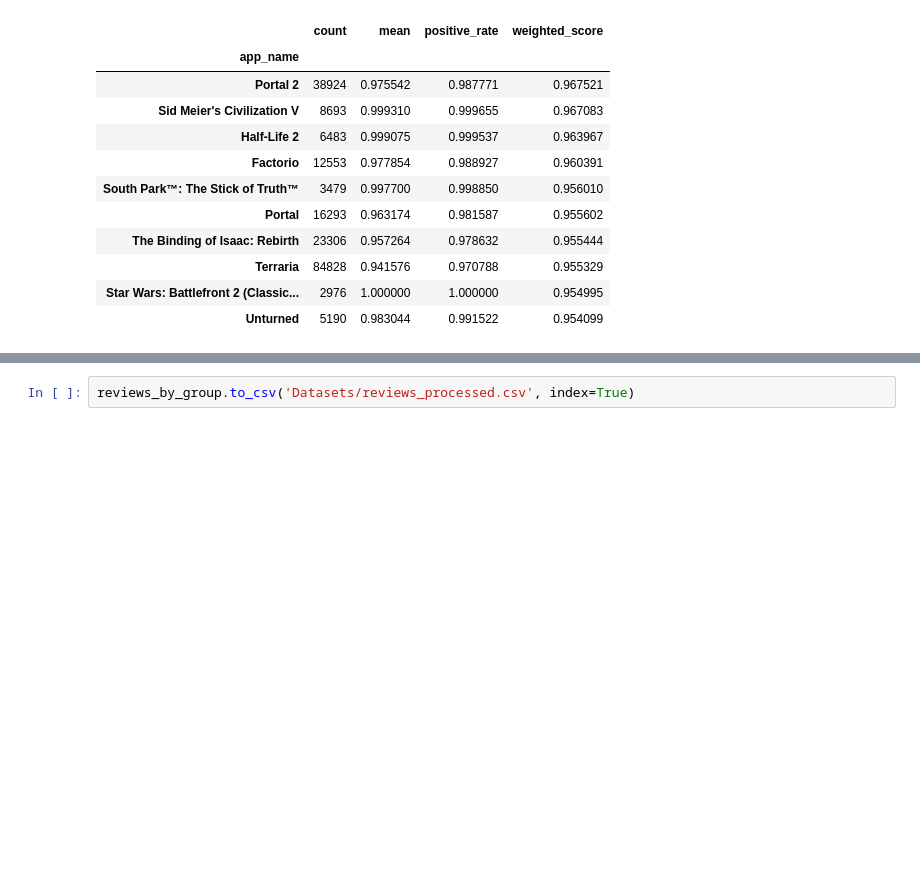
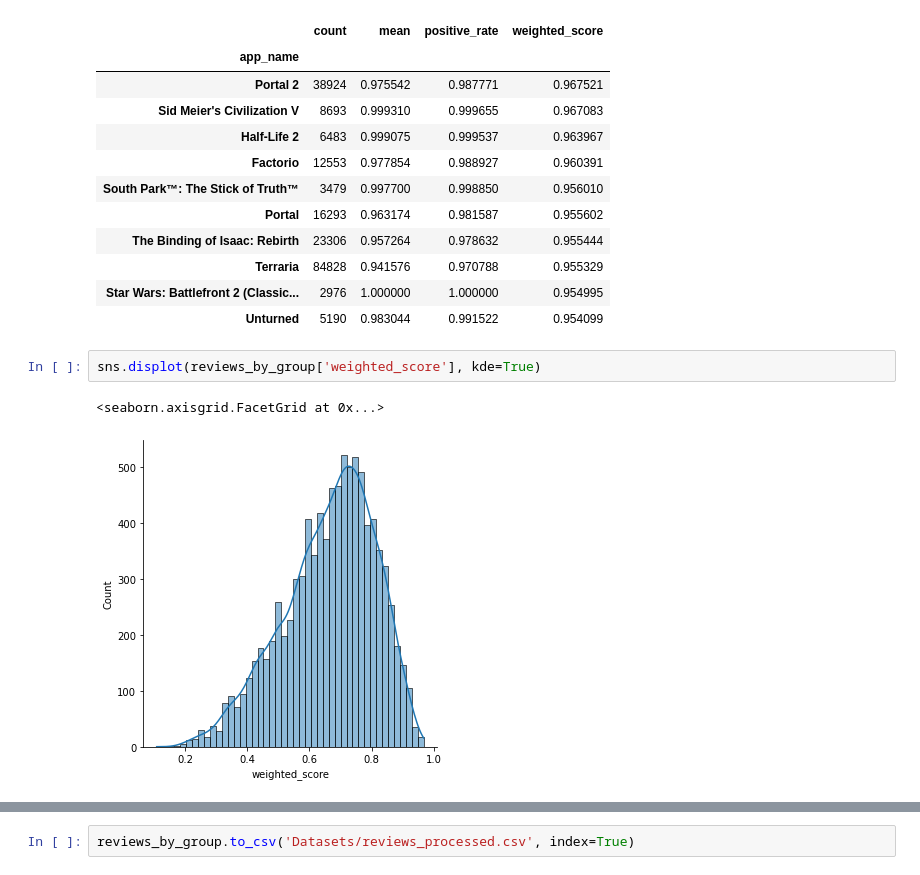
Before and after one commit to darrenchay/game_recommender, a Jupyter notebook: 1_weighted_score.ipynb, the cells around one changed output, grey strips where cells are left out. Drawn from its saved outputs; the diff is of its cells as text; blank space fills up the shorter version.

Commit message:
added visualizations

```diff
--- a/1_weighted_score.ipynb
+++ b/1_weighted_score.ipynb
@@ -105,3 +107,8 @@ reviews_by_group.sort_values('weighted_score',ascending=False)[:10]
 | Terraria | 84828 | 0.941576 | 0.970788 | 0.955329 |
 | Star Wars: Battlefront 2 (Classic... | 2976 | 1.000000 | 1.000000 | 0.954995 |
 | Unturned | 5190 | 0.983044 | 0.991522 | 0.954099 |
+# %%
+sns.displot(reviews_by_group['weighted_score'], kde=True)
+# %% [output]
+<seaborn.axisgrid.FacetGrid at 0x...>
+[figure, added]
```
Also changed, not shown: parts of 8 cells of this notebook, 2 other files.
